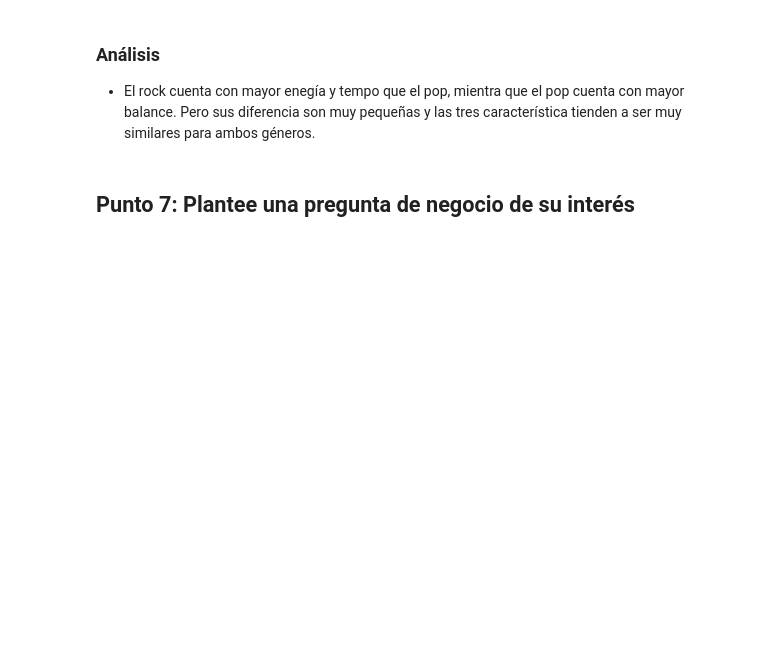
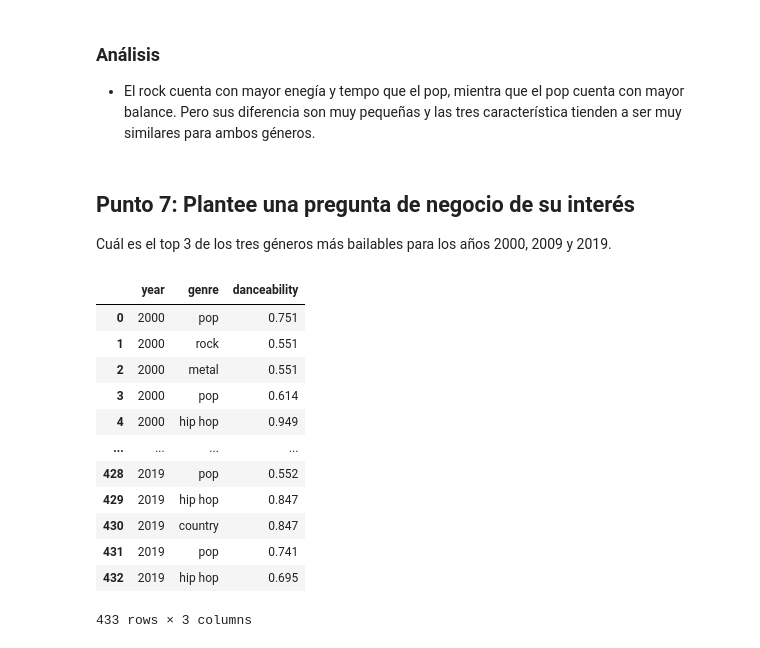
Before and after one commit to j2sanabriam/Taller1-Individual, a Jupyter notebook: Taller1.ipynb, the cells around one changed output. Saved outputs shown, nothing was run; the diff lists cells and outputs as text; code cells hidden in the pictures; blank space fills up the shorter version.

```diff
--- a/Taller1.ipynb
+++ b/Taller1.ipynb
@@ -546,3 +546,5 @@ Text(0.5, 1.0, 'Rock vs Pop (Energía, Balance y Tempo)')
 - El rock cuenta con mayor enegía y tempo que el pop, mientra que el pop cuenta con mayor balance. Pero sus diferencia son muy pequeñas y las tres característica tienden a ser muy similares para ambos géneros.
 # %% [markdown]
 ## Punto 7: Plantee una pregunta de negocio de su interés
+
+Cuál es el top 3 de los tres géneros más bailables para los años 2000, 2009 y 2019.
@@ -548,0 +557,32 @@ Text(0.5, 1.0, 'Rock vs Pop (Energía, Balance y Tempo)')
+# %%
+#desagregar columna género
+genre = []
+year = []
+danceability = []
+for i in dev_df.index:
+    genre_list = dev_df["genre"][i].split(',')
+    for gen in genre_list:
+        danceability.append(dev_df["danceability"][i])
+        year.append(dev_df["year"][i])
+        genre.append(gen.strip().replace('"',''))
+
+data = {'year': year,
+    'genre': genre,
+    'danceability': danceability}
+new_df = pd.DataFrame(data)
+
+new_df
+# %% [output]
+|  | year | genre | danceability |
+| 0 | 2000 | pop | 0.751 |
+| 1 | 2000 | rock | 0.551 |
+| 2 | 2000 | metal | 0.551 |
+| 3 | 2000 | pop | 0.614 |
+| 4 | 2000 | hip hop | 0.949 |
+| ... | ... | ... | ... |
+| 428 | 2019 | pop | 0.552 |
+| 429 | 2019 | hip hop | 0.847 |
+| 430 | 2019 | country | 0.847 |
+| 431 | 2019 | pop | 0.741 |
+| 432 | 2019 | hip hop | 0.695 |
+433 rows × 3 columns
```
Also changed, not shown: parts of 6 cells of this notebook.
